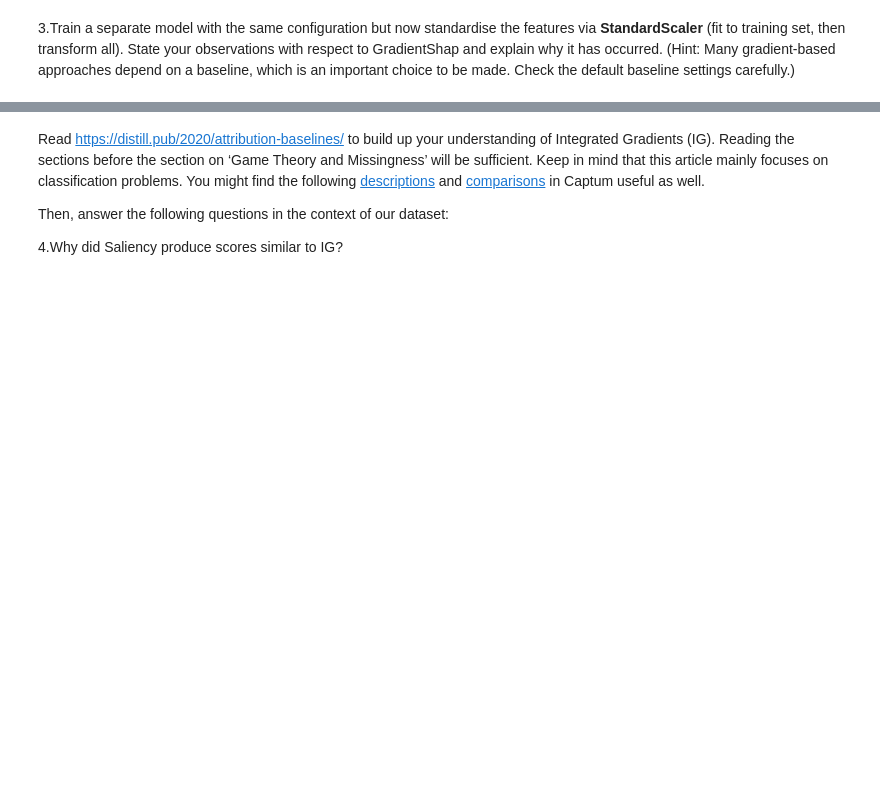
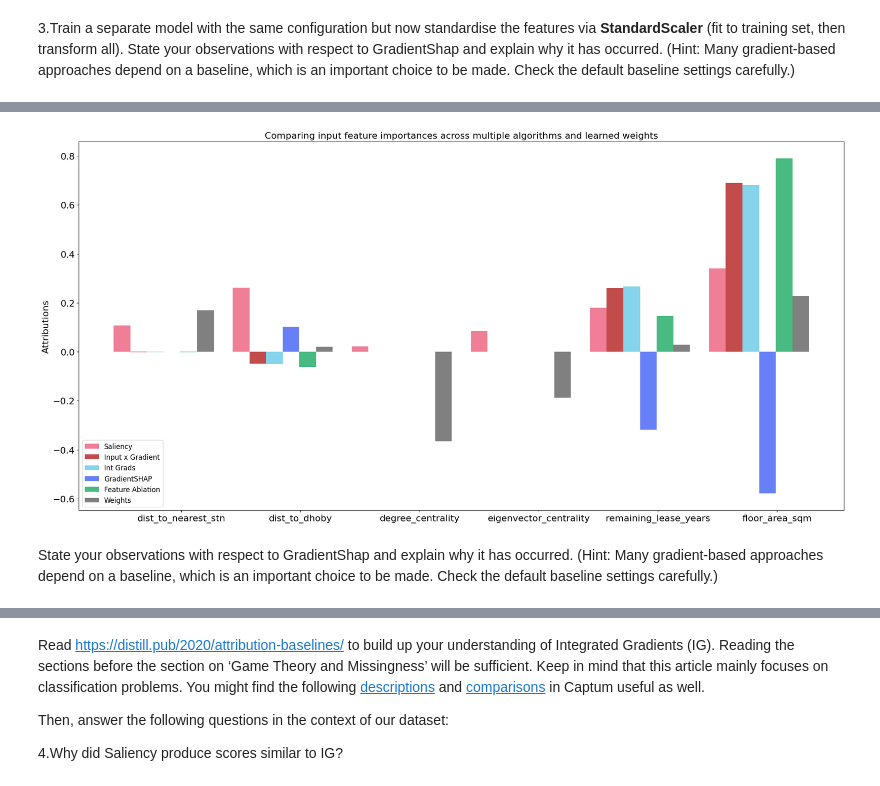
Before and after one commit to StevenShen3641/SC4001-Neural-Network-and-Deep-Learning, a Jupyter notebook: Programming Assignment/Part_B_3.ipynb, the cells around one changed output, grey strips where cells are left out. Saved outputs shown, nothing was run; the diff lists cells and outputs as text; code cells hidden in the pictures; blank space fills up the shorter version.

```diff
--- a/Programming Assignment/Part_B_3.ipynb
+++ b/Programming Assignment/Part_B_3.ipynb
@@ -55,0 +302,74 @@ Specifically, make the following changes:
+# %%
+# compare different algorithms
+sa = Saliency(model)
+ix = InputXGradient(model)
+ig = IntegratedGradients(model)
+gs = GradientShap(model)
+fa = FeatureAblation(model)
+
+sa_attr_test = sa.attribute(X_test)
+ix_attr_test = ix.attribute(X_test)
+ig_attr_test = ig.attribute(X_test, n_steps=50)
+gs_attr_test = gs.attribute(X_test, X_train)
+fa_attr_test = fa.attribute(X_test)
+# %%
+import matplotlib.pyplot as plt
+
+# plot
+
+feature_names = train_data.drop(target, axis=1).columns.tolist()
+x_axis_data = np.arange(X_test.shape[1])
+x_axis_data_labels = list(map(lambda idx: feature_names[idx], x_axis_data))
+
+sa_attr_test_sum = sa_attr_test.detach().numpy().sum(0)
+sa_attr_test_norm_sum = sa_attr_test_sum / np.linalg.norm(sa_attr_test_sum, ord=1)
+
+ix_attr_test_sum = ix_attr_test.detach().numpy().sum(0)
+ix_attr_test_norm_sum = ix_attr_test_sum / np.linalg.norm(ix_attr_test_sum, ord=1)
+
+ig_attr_test_sum = ig_attr_test.detach().numpy().sum(0)
+ig_attr_test_norm_sum = ig_attr_test_sum / np.linalg.norm(ig_attr_test_sum, ord=1)
+
+gs_attr_test_sum = gs_attr_test.detach().numpy().sum(0)
+gs_attr_test_norm_sum = gs_attr_test_sum / np.linalg.norm(gs_attr_test_sum, ord=1)
+
+fa_attr_test_sum = fa_attr_test.detach().numpy().sum(0)
+fa_attr_test_norm_sum = fa_attr_test_sum / np.linalg.norm(fa_attr_test_sum, ord=1)
+
+lin_weight = model.lin1.weight[0].detach().numpy()
+y_axis_lin_weight = lin_weight / np.linalg.norm(lin_weight, ord=1)
+
+width = 0.14
+legends = ['Saliency', 'Input x Gradient', 'Int Grads', 'GradientSHAP', 'Feature Ablation', 'Weights']
+
+plt.figure(figsize=(20, 10))
+
+ax = plt.subplot()
+ax.set_title('Comparing input feature importances across multiple algorithms and learned weights')
+ax.set_ylabel('Attributions')
+
+FONT_SIZE = 16
+plt.rc('font', size=FONT_SIZE)            # fontsize of the text sizes
+plt.rc('axes', titlesize=FONT_SIZE)       # fontsize of the axes title
+plt.rc('axes', labelsize=FONT_SIZE)       # fontsize of the x and y labels
+plt.rc('legend', fontsize=FONT_SIZE - 4)  # fontsize of the legend
+
+ax.bar(x_axis_data, sa_attr_test_norm_sum, width, align='center', alpha=0.8, color='#eb5e7c')
+ax.bar(x_axis_data + width, ix_attr_test_norm_sum, width, align='center', alpha=0.7, color='#A90000')
+ax.bar(x_axis_data + 2 * width, ig_attr_test_norm_sum, width, align='center', alpha=0.6, color='#34b8e0')
+ax.bar(x_axis_data + 3 * width, gs_attr_test_norm_sum, width, align='center',  alpha=0.8, color='#4260f5')
+ax.bar(x_axis_data + 4 * width, fa_attr_test_norm_sum, width, align='center', alpha=1.0, color='#49ba81')
+ax.bar(x_axis_data + 5 * width, y_axis_lin_weight, width, align='center', alpha=1.0, color='grey')
+ax.autoscale_view()
+plt.tight_layout()
+
+ax.set_xticks(x_axis_data + 0.5)
+ax.set_xticklabels(x_axis_data_labels)
+
+plt.legend(legends, loc=3)
+plt.show()
+# %% [output]
+[figure, added]
+# %% [markdown]
+State your observations with respect to GradientShap and explain why it has occurred.
+(Hint: Many gradient-based approaches depend on a baseline, which is an important choice to be made. Check the default baseline settings carefully.)
```
Also changed, not shown: parts of 15 cells of this notebook, 17 other files.
